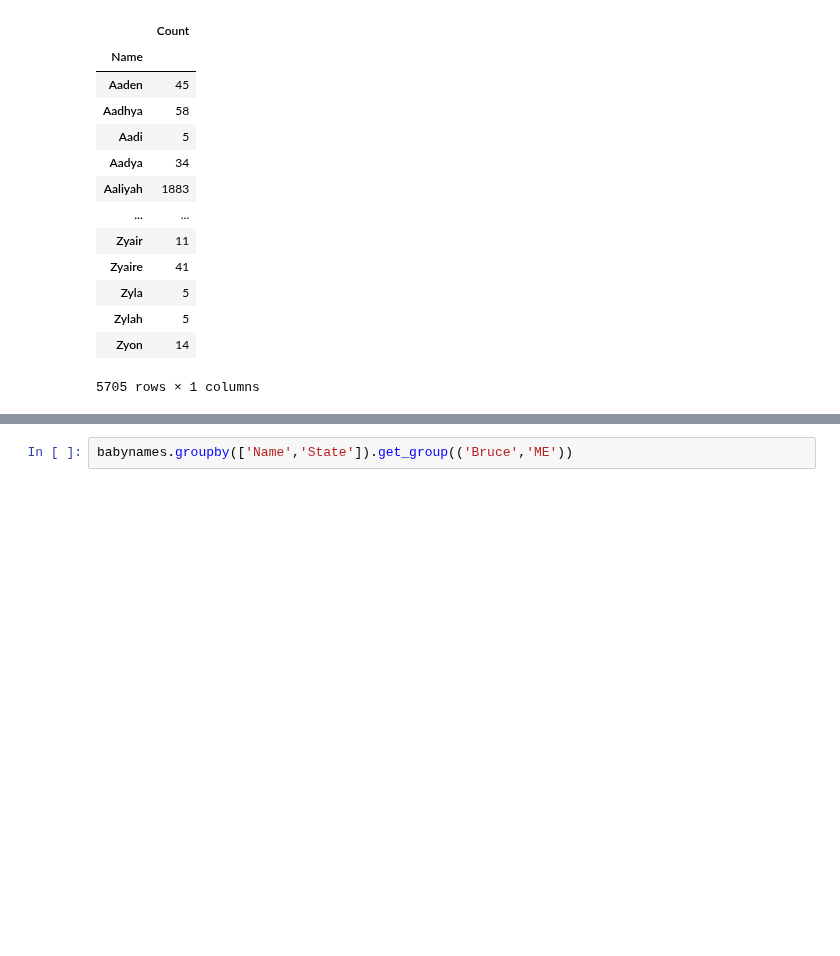
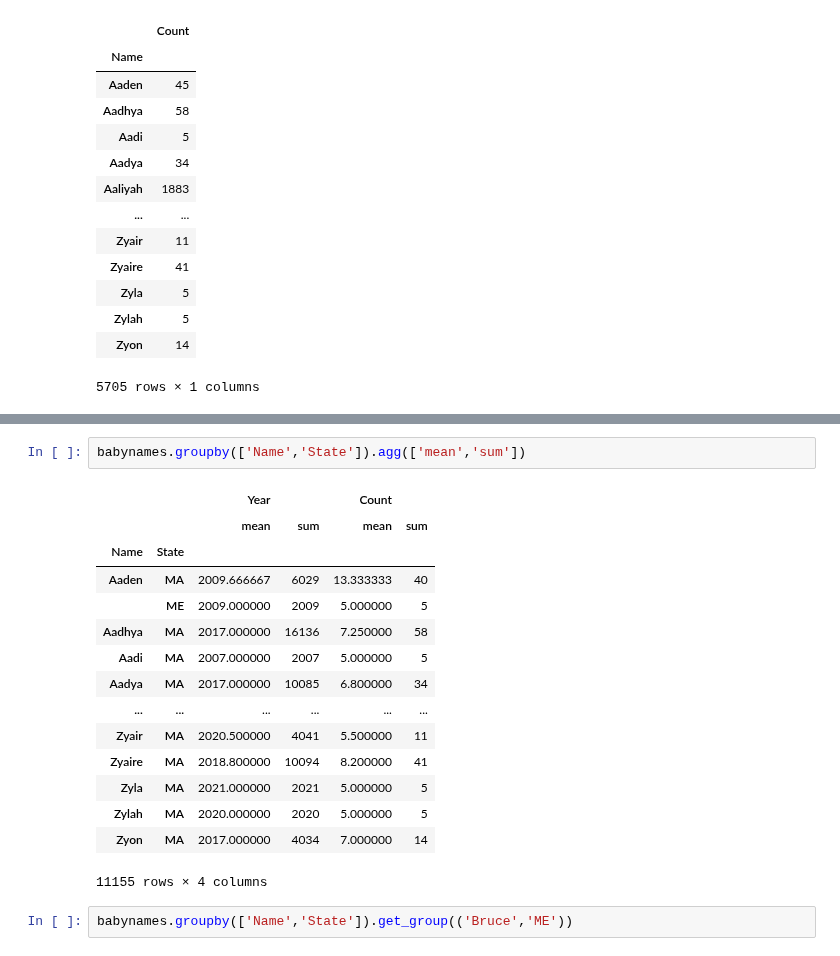
Before and after one commit to usm-cos422-522/courseMaterials, a Jupyter notebook: Lectures/Babynames.ipynb, the cells around one changed output, grey strips where cells are left out. Cells and saved outputs as stored; diff of their text form; blank space fills up the shorter version.

```diff
--- a/Lectures/Babynames.ipynb
+++ b/Lectures/Babynames.ipynb
@@ -489,3 +516,21 @@ babynames.groupby(['Name','State']).sum()
+# %%
+babynames.groupby(['Name','State']).agg(['mean','sum'])
+# %% [output]
+|  |  | Year |  | Count |  |
+|  |  | mean | sum | mean | sum |
+| Name | State |  |  |  |  |
+| Aaden | MA | 2009.666667 | 6029 | 13.333333 | 40 |
+|  | ME | 2009.000000 | 2009 | 5.000000 | 5 |
+| Aadhya | MA | 2017.000000 | 16136 | 7.250000 | 58 |
+| Aadi | MA | 2007.000000 | 2007 | 5.000000 | 5 |
+| Aadya | MA | 2017.000000 | 10085 | 6.800000 | 34 |
+| ... | ... | ... | ... | ... | ... |
+| Zyair | MA | 2020.500000 | 4041 | 5.500000 | 11 |
+| Zyaire | MA | 2018.800000 | 10094 | 8.200000 | 41 |
+| Zyla | MA | 2021.000000 | 2021 | 5.000000 | 5 |
+| Zylah | MA | 2020.000000 | 2020 | 5.000000 | 5 |
+| Zyon | MA | 2017.000000 | 4034 | 7.000000 | 14 |
+11155 rows × 4 columns
 # %%
 babynames.groupby(['Name','State']).get_group(('Bruce','ME'))
 # %% [output]
```
Also changed, not shown: parts of 6 cells of this notebook.
